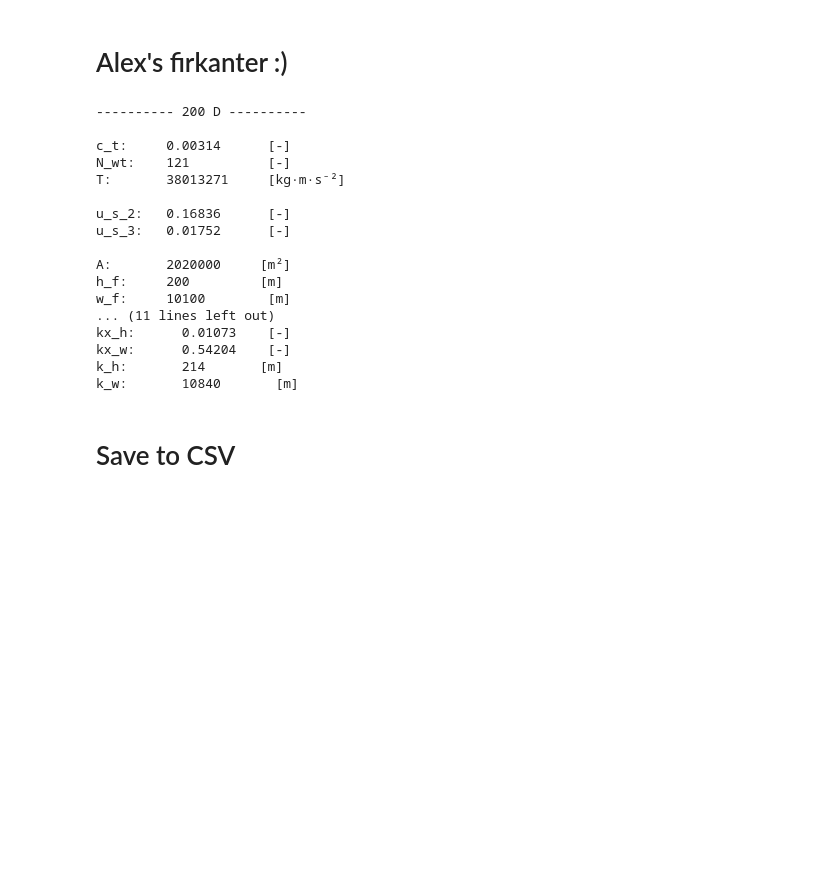
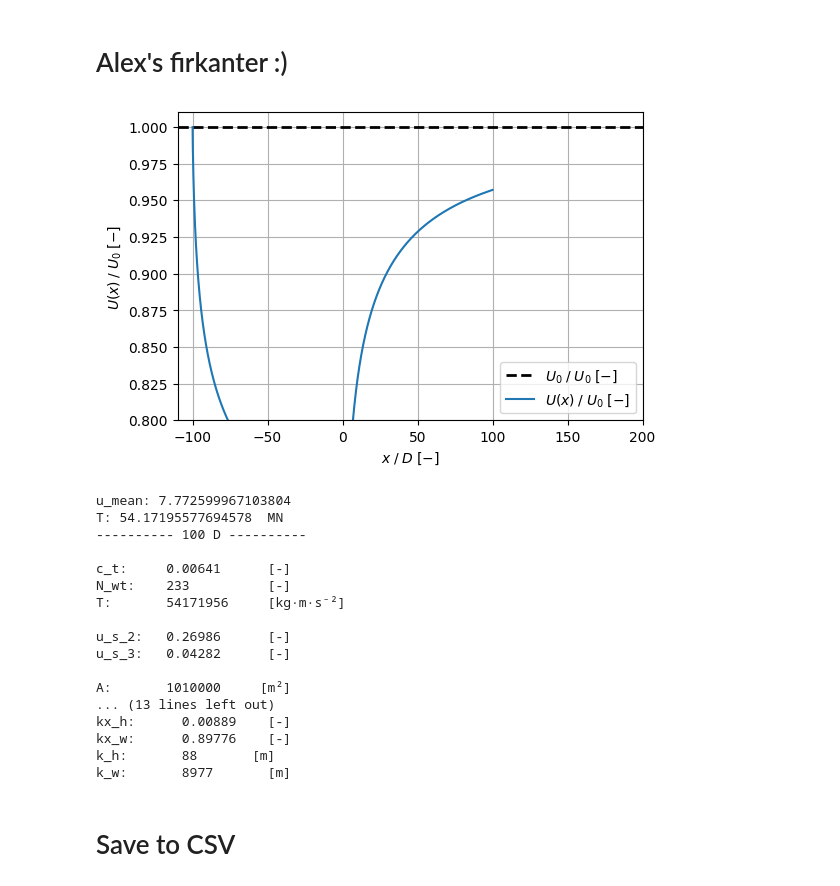
Before and after one commit to marcinsadowy/WTABL, a Jupyter notebook: SimpleLayout/MomentumConservation.ipynb, the cells around one changed output. Saved outputs shown, nothing was run; the diff lists cells and outputs as text; code cells hidden in the pictures; blank space fills up the shorter version.

```diff
--- a/SimpleLayout/MomentumConservation.ipynb
+++ b/SimpleLayout/MomentumConservation.ipynb
@@ -10,8 +10,8 @@ z_0 = 0.0001
 D = 100
 z_H = 100
 C_T = 0.8
-s_x = 10
-s_y = 10
+s_x = 7
+s_y = 7
 s_d = s_x*D
 s_c = s_y*D
 kappa = 0.4
@@ -55,7 +55,7 @@ def calculate_wind_speed(x_1, x_2, x_3, z_H, D, C_T, s_d, s_c):
             U[i] = 0
 
 
-    '''plt.figure(figsize=(6, 4))
+    plt.figure(figsize=(6, 4))
     plt.axhline(1.0, color='black', linestyle='--', linewidth=2, label=r'$U_0 \; / \; U_0 \; [-]$')
     plt.plot(x[idx1] / D, U[idx1] / U_0, color='#1f77b4', label=r'$U(x) \; / \; U_0 \; [-]$')
     plt.plot(x[idx2] / D, U[idx2] / U_0, color='#1f77b4', linewidth=0.5)
@@ -65,13 +65,13 @@ def calculate_wind_speed(x_1, x_2, x_3, z_H, D, C_T, s_d, s_c):
     plt.ylim(0.8, 1.01)
     plt.grid(True)
     plt.legend()
-    plt.show()'''
+    plt.show()
 
-    return x, U, c_t, h_1, idx2
+    return x, U, c_t, h_1, idx1, idx2
 # %% [markdown]
 # Alex's firkanter :)
 # %%
-d = 200 * D
+d = 100 * D
 
 l_f = int(10000)
 w_f = int(10000 + (2*D/2))
@@ -80,7 +80,7 @@ x_1 = -l_f
 x_2 = 0
 x_3 = d
 
-x, u_tdm, c_t, h_1, idx2 = calculate_wind_speed(x_1, x_2, x_3, z_H, D, C_T, s_d, s_c)
+x, u_tdm, c_t, h_1, idx1, idx2 = calculate_wind_speed(x_1, x_2, x_3, z_H, D, C_T, s_d, s_c)
 
 h_f = int(h_1[x_2] * d/l_f)
 
@@ -90,7 +90,10 @@ u_s_3 = (U_0 - u_tdm[-1]) / U_0
 
 N_wt = int( (l_f+s_d)/s_d * (w_f+s_c-(2*D/2))/s_c )
 
-T = 1/2 * C_T * np.pi*(D**2)/4 * U_0**2 * N_wt
+u_mean = np.mean(u_tdm[:np.argmax(idx2)])
+print('u_mean:', u_mean)
+T = 1/2 * rho * C_T * np.pi*(D**2)/4 * u_mean**2 * N_wt
+print('T:', T/1e6, ' MN')
 
 # Evt., hvad ville resultatet være, hvis TDM hastighederne var det samme som PyW?
 # Lin. vs WeightedSum integrals?
@@ -98,7 +101,7 @@ T = 1/2 * C_T * np.pi*(D**2)/4 * U_0**2 * N_wt
 # nu_w_star forhold til TI ved hub height
 
 A = w_f * h_f
-A_2 = T / (U_0**2 * (1 - u_s_2)*u_s_2)
+A_2 = T / (rho * U_0**2 * (1 - u_s_2)*u_s_2)
 A2_A = A_2 / A
 
 A_3 = A_2 * ((1 - u_s_2)*u_s_2) / ((1 - u_s_3)*u_s_3)
@@ -125,50 +128,51 @@ plt.grid(True)
 plt.show()'''
 
 print(f'---------- {d/D:.0f} D ---------- \n')
 
 print(f'c_t:     {c_t:.5f}      [-]')
 print(f'N_wt:    {N_wt:.0f}          [-]')
 print(f'T:       {T:.0f}     [kg·m·s⁻²]\n')
 
 print(f'u_s_2:   {u_s_2:.5f}      [-]')
 print(f'u_s_3:   {u_s_3:.5f}      [-]\n')
 
 print(f'A:       {A:.0f}     [m²]')
 print(f'h_f:     {h_f:.0f}         [m]')
 print(f'w_f:     {w_f:.0f}        [m]\n')
 
 print(f'A_2:     {A_2:.0f}      [m²]')
 print(f'A2_A:    {A2_A:.1f}          [-]')
 print(f'h_f_2:   {h_f_2:.0f}         [m]')
 print(f'w_f_2:   {w_f_2:.0f}         [m]\n')
 
 print(f'A_3:     {A_3:.0f}     [m²]')
 print(f'A3_A2:   {A3_A2:.5f}     [-]')
 print(f'h_f_3:   {h_f_3:.0f}         [m]')
 print(f'w_f_3:   {w_f_3:.0f}         [m]\n')
 
 print(f'kx_h:      {kx_h:.05f}    [-]')
 print(f'kx_w:      {kx_w:.05f}    [-]')
 print(f'k_h:       {k_h:.0f}       [m]')
 print(f'k_w:       {k_w:.0f}       [m]')
 # %% [output]
+[figure, added]
----------- 200 D ----------
+u_mean: 7.772599967103804
+T: 54.17195577694578  MN
+---------- 100 D ----------
 
-c_t:     0.00314      [-]
-N_wt:    121          [-]
-T:       38013271     [kg·m·s⁻²]
+c_t:     0.00641      [-]
+N_wt:    233          [-]
+T:       54171956     [kg·m·s⁻²]
 
-u_s_2:   0.16836      [-]
-u_s_3:   0.01752      [-]
+u_s_2:   0.26986      [-]
+u_s_3:   0.04282      [-]
 
-A:       2020000     [m²]
-h_f:     200         [m]
-w_f:     10100        [m]
-... (11 lines left out)
-kx_h:      0.01073    [-]
-kx_w:      0.54204    [-]
-k_h:       214       [m]
-k_w:       10840       [m]
+A:       1010000     [m²]
+... (13 lines left out)
+kx_h:      0.00889    [-]
+kx_w:      0.89776    [-]
+k_h:       88       [m]
+k_w:       8977       [m]
 # %% [markdown]
 # Save to CSV
 # %%
```
Also changed, not shown: 6 other files.
